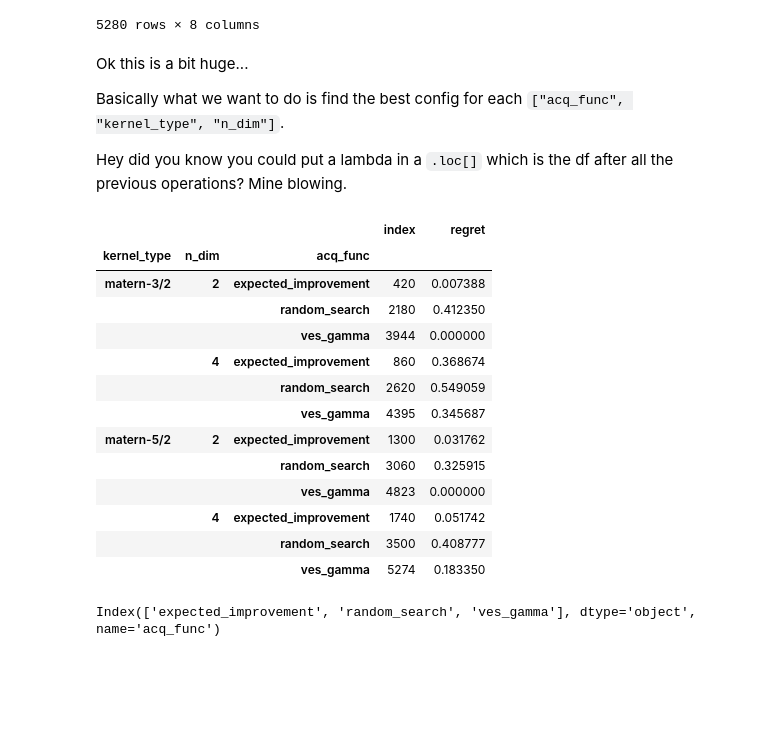
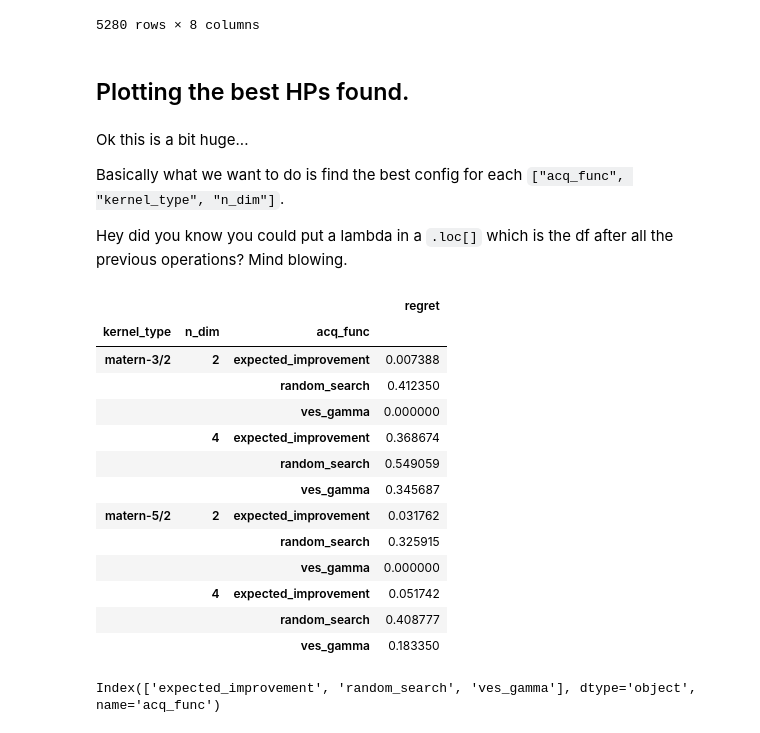
Before and after one commit to graphcore-research/mes, a Jupyter notebook: paper_plots/analyze.ipynb, the cells around one changed output. Saved outputs shown, nothing was run; the diff lists cells and outputs as text; code cells hidden in the pictures; blank space fills up the shorter version.

```diff
--- a/paper_plots/analyze.ipynb
+++ b/paper_plots/analyze.ipynb
@@ -42,41 +42,43 @@ df
 |  |  |  | 25 | 25 | 3.162278 | 1.00 | 200 | 0.183350 | 0.254239 | 10 | ... |
 |  |  |  | 25 | 25 | 3.162278 | 10.00 | 200 | 0.183350 | 0.254239 | 10 | ... |
 5280 rows × 8 columns
+# %% [markdown]
+## Plotting the best HPs found.
 # %% [markdown]
 Ok this is a bit huge...
 
 Basically what we want to do is find the best config for each `["acq_func", "kernel_type", "n_dim"]`.
 
-Hey did you know you could put a lambda in a `.loc[]` which is the df after all the previous operations? Mine blowing.
+Hey did you know you could put a lambda in a `.loc[]` which is the df after all the previous operations? Mind blowing.
 # %%
 # our index is the config
 index = ["kernel_type", "n_dim", "acq_func"]
 
 hps_search = (
     df
     .xs('mean', level=1, axis=1).reset_index() # extract the mean regret from the multiple n_y
     .loc[lambda x: x.steps == x.steps.max()] # extract only the last step
     .drop(columns="steps") # drop columns (not needed)
     .loc[lambda x: x.groupby(index).regret.idxmin()] # get the argmin regret and index into it
-    .reset_index()
+    # .reset_index() # we would like to keep the original idx for this row
     .set_index(index)  # create MultiIndex, needed for plotting
 )
 hps_search
 # %% [output]
-|  |  |  | index | regret |
-| kernel_type | n_dim | acq_func |  |  |
-| matern-3/2 | 2 | expected_improvement | 420 | 0.007388 |
-|  |  | random_search | 2180 | 0.412350 |
-|  |  | ves_gamma | 3944 | 0.000000 |
-|  | 4 | expected_improvement | 860 | 0.368674 |
-|  |  | random_search | 2620 | 0.549059 |
-|  |  | ves_gamma | 4395 | 0.345687 |
-| matern-5/2 | 2 | expected_improvement | 1300 | 0.031762 |
-|  |  | random_search | 3060 | 0.325915 |
-|  |  | ves_gamma | 4823 | 0.000000 |
-|  | 4 | expected_improvement | 1740 | 0.051742 |
-|  |  | random_search | 3500 | 0.408777 |
-|  |  | ves_gamma | 5274 | 0.183350 |
+|  |  |  | regret |
+| kernel_type | n_dim | acq_func |  |
+| matern-3/2 | 2 | expected_improvement | 0.007388 |
+|  |  | random_search | 0.412350 |
+|  |  | ves_gamma | 0.000000 |
+|  | 4 | expected_improvement | 0.368674 |
+|  |  | random_search | 0.549059 |
+|  |  | ves_gamma | 0.345687 |
+| matern-5/2 | 2 | expected_improvement | 0.031762 |
+|  |  | random_search | 0.325915 |
+|  |  | ves_gamma | 0.000000 |
+|  | 4 | expected_improvement | 0.051742 |
+|  |  | random_search | 0.408777 |
+|  |  | ves_gamma | 0.183350 |
 # %%
 df.index.get_level_values("acq_func").unique()
 # %% [output]
```
Also changed, not shown: parts of 1 cell of this notebook.
